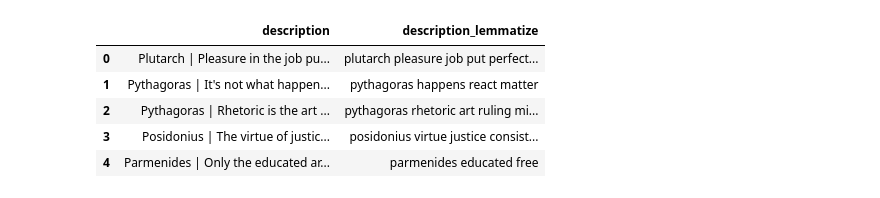
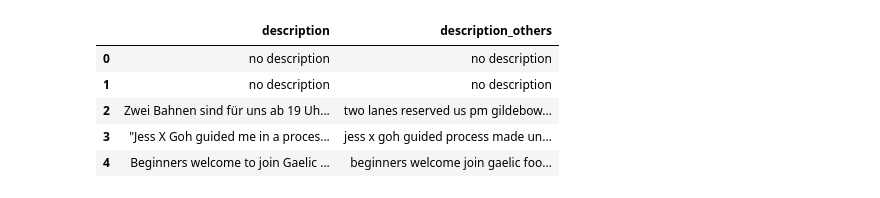
Before and after one commit to doode-1708/SportsExperiencePlatform, a Jupyter notebook: notebooks/da_train_save_predict.ipynb, the cells around one changed output. Drawn from its saved outputs; the diff is of its cells as text; code cells hidden in the pictures.

```diff
--- a/notebooks/da_train_save_predict.ipynb
+++ b/notebooks/da_train_save_predict.ipynb
@@ -128,0 +207,11 @@ events_df[['description', 'description_stopwords']].head()
+# %%
+events_df['description_others'] = events_df.description_stopwords.apply(remove_other_stuff)
+events_df['title_others'] = events_df.title_stopwords.apply(remove_other_stuff)
+events_df[['description', 'description_others']].head()
+# %% [output]
+|  | description | description_others |
+| 0 | no description | no description |
+| 1 | no description | no description |
+| 2 | Zwei Bahnen sind für uns ab 19 Uh... | two lanes reserved us pm gildebow... |
+| 3 | "Jess X Goh guided me in a proces... | jess x goh guided process made un... |
+| 4 | Beginners welcome to join Gaelic ... | beginners welcome join gaelic foo... |
@@ -129,10 +222,3 @@ events_df[['description', 'description_stopwords']].head()
 # %%
-events_df['description_lemmatize'] = events_df.description_stopwords.apply(lemmatize_text)
-events_df[['description', 'description_lemmatize']].head()
+#events_df['description_lemmatize'] = events_df.description_stopwords.apply(lemmatize_text)
+#events_df[['description', 'description_lemmatize']].head()
-# %% [output]
-|  | description | description_lemmatize |
-| 0 | Plutarch | Pleasure in the job pu... | plutarch pleasure job put perfect... |
-| 1 | Pythagoras | It's not what happen... | pythagoras happens react matter |
-| 2 | Pythagoras | Rhetoric is the art ... | pythagoras rhetoric art ruling mi... |
-| 3 | Posidonius | The virtue of justic... | posidonius virtue justice consist... |
-| 4 | Parmenides | Only the educated ar... | parmenides educated free |
```
Also changed, not shown: parts of 46 cells of this notebook, 7 other files.
